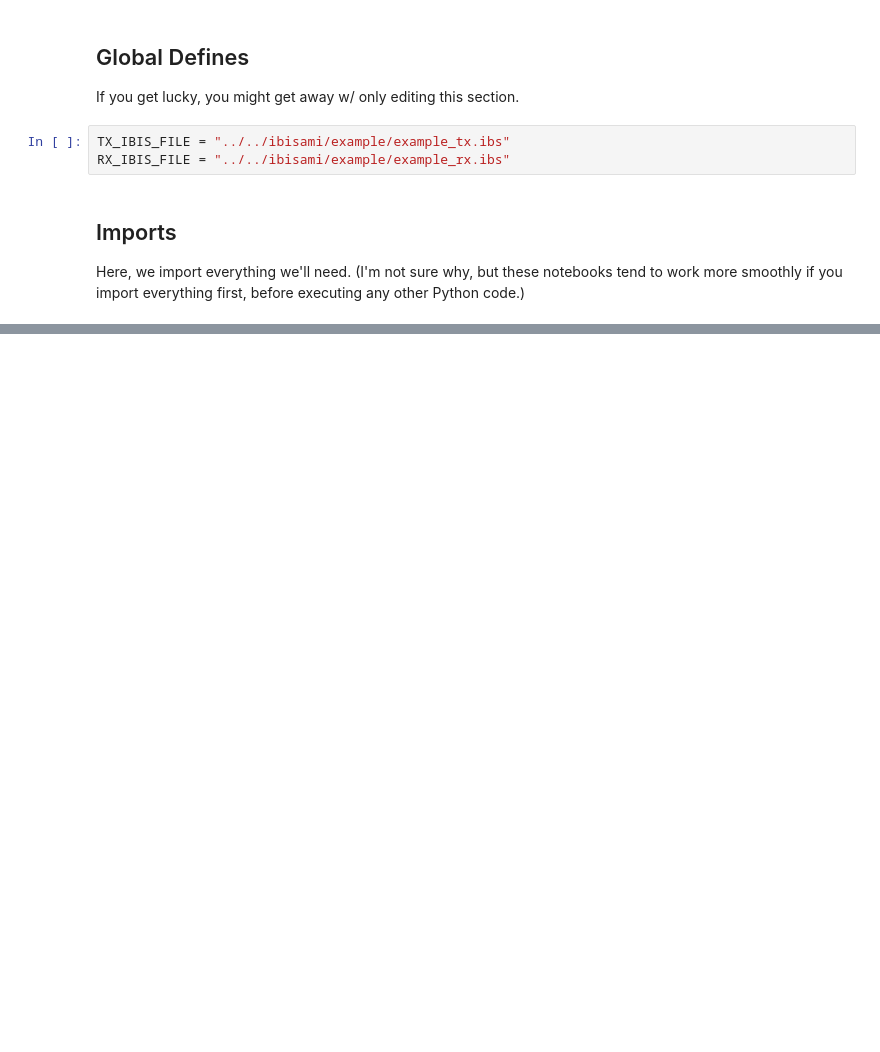
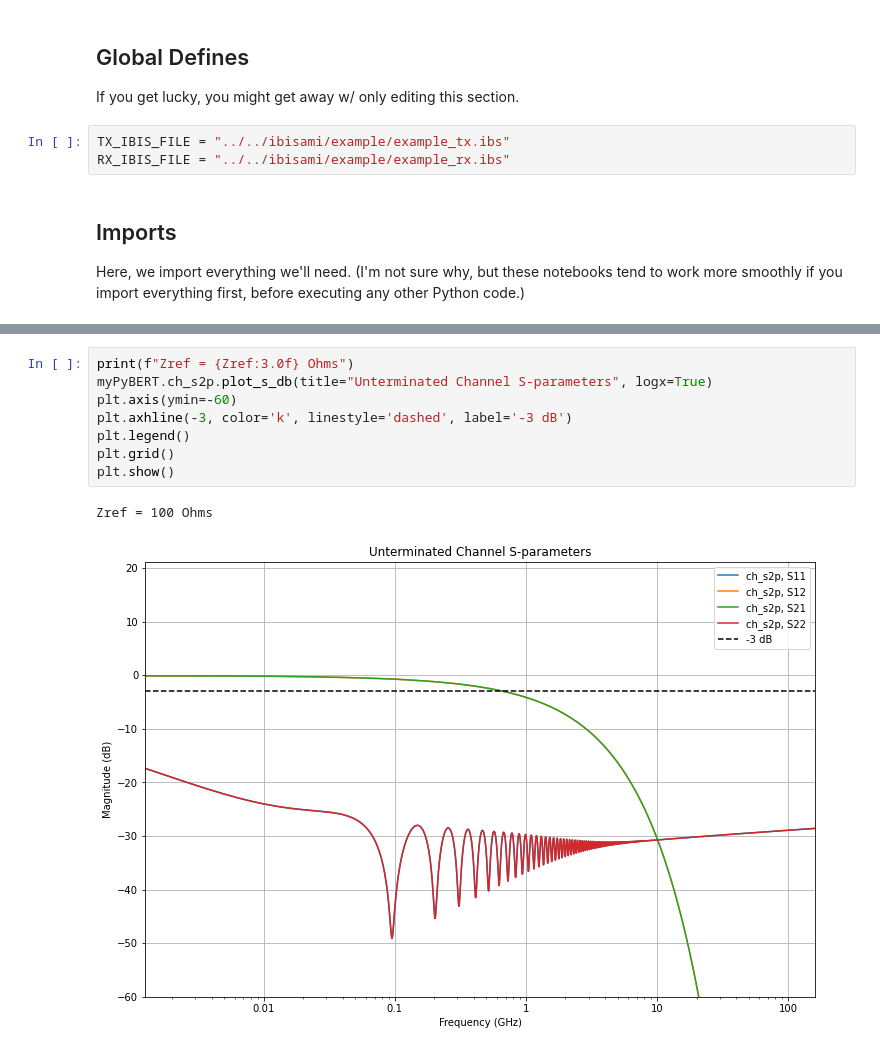
Before and after one commit to capn-freako/PyBERT, a Jupyter notebook: misc/PyBERTasLibrary.ipynb, the cells around one changed output, grey strips where cells are left out. Cells and saved outputs as stored; diff of their text form; blank space fills up the shorter version.

```diff
--- a/misc/PyBERTasLibrary.ipynb
+++ b/misc/PyBERTasLibrary.ipynb
@@ -105,0 +231,11 @@ set `myPyBERT.tx_use_ts4` to `False` and re-run this cell.
+# %%
+print(f"Zref = {Zref:3.0f} Ohms")
+myPyBERT.ch_s2p.plot_s_db(title="Unterminated Channel S-parameters", logx=True)
+plt.axis(ymin=-60)
+plt.axhline(-3, color='k', linestyle='dashed', label='-3 dB')
+plt.legend()
+plt.grid()
+plt.show()
+# %% [output]
+Zref = 100 Ohms
+[figure, added]
```
Also changed, not shown: parts of 58 cells of this notebook, 1 other file.
